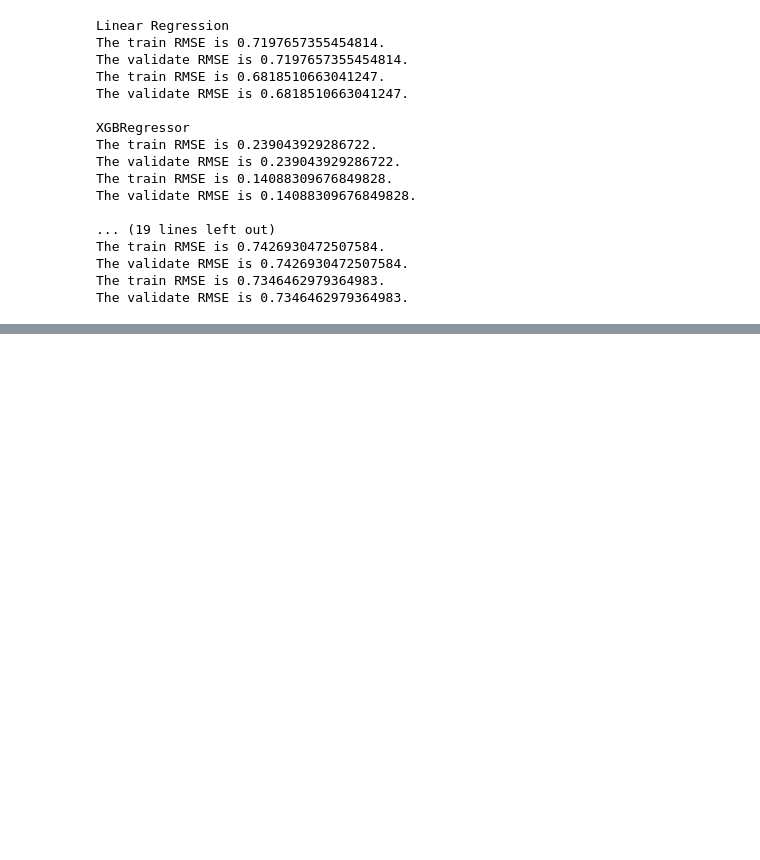
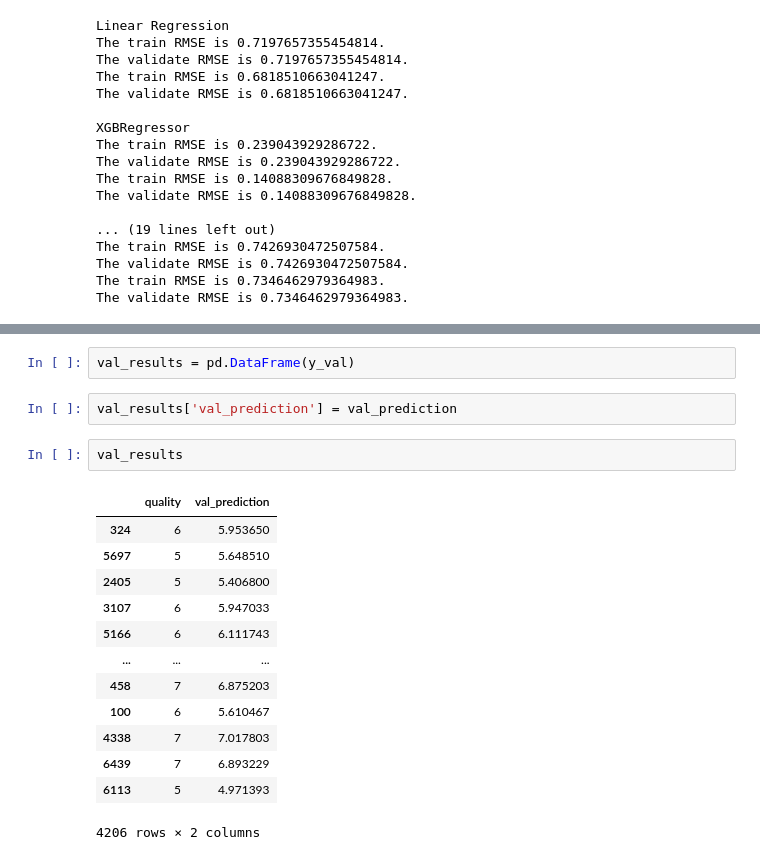
Before and after one commit to nick-edwige-clustering-project/wine-clustering-project, a Jupyter notebook: modeling.ipynb, the cells around one changed output, grey strips where cells are left out. Cells and saved outputs as stored; diff of their text form; blank space fills up the shorter version.

```diff
--- a/modeling.ipynb
+++ b/modeling.ipynb
@@ -311,0 +343,20 @@ ValueError: operands could not be broadcast together with shapes (901,) (4206,)
+# %%
+val_results = pd.DataFrame(y_val)
+# %%
+val_results['val_prediction'] = val_prediction
+# %%
+val_results
+# %% [output]
+|  | quality | val_prediction |
+| 324 | 6 | 5.953650 |
+| 5697 | 5 | 5.648510 |
+| 2405 | 5 | 5.406800 |
+| 3107 | 6 | 5.947033 |
+| 5166 | 6 | 6.111743 |
+| ... | ... | ... |
+| 458 | 7 | 6.875203 |
+| 100 | 6 | 5.610467 |
+| 4338 | 7 | 7.017803 |
+| 6439 | 7 | 6.893229 |
+| 6113 | 5 | 4.971393 |
+4206 rows × 2 columns
```
Also changed, not shown: parts of 5 cells of this notebook.
